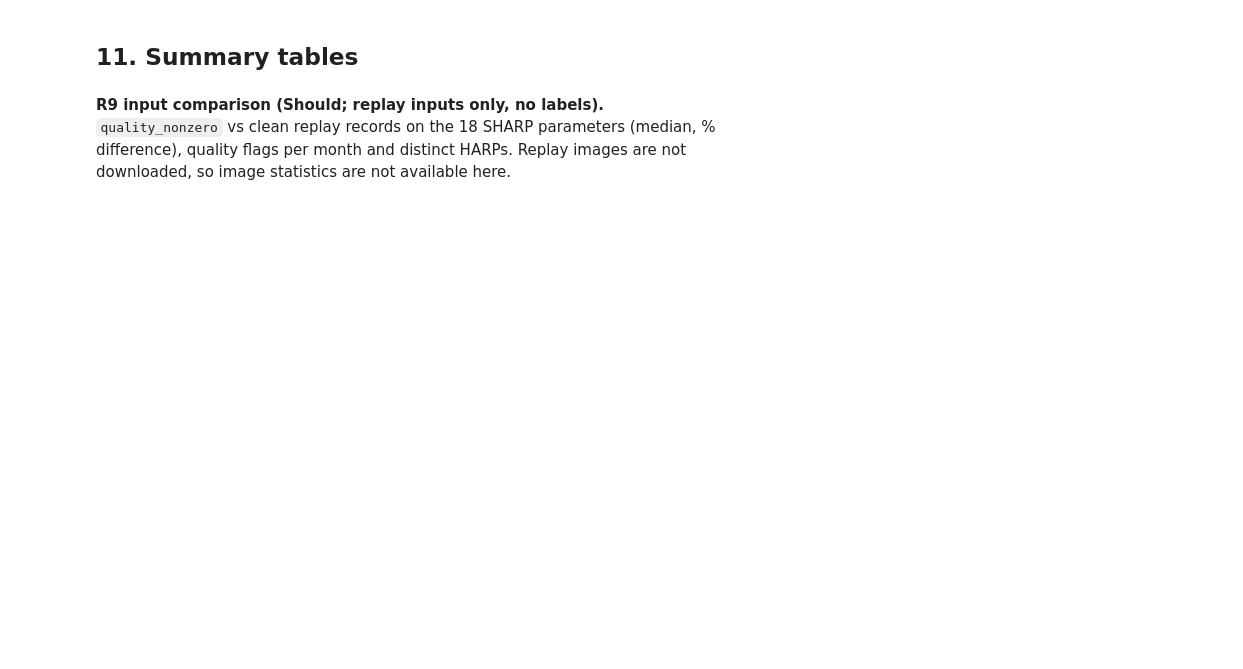
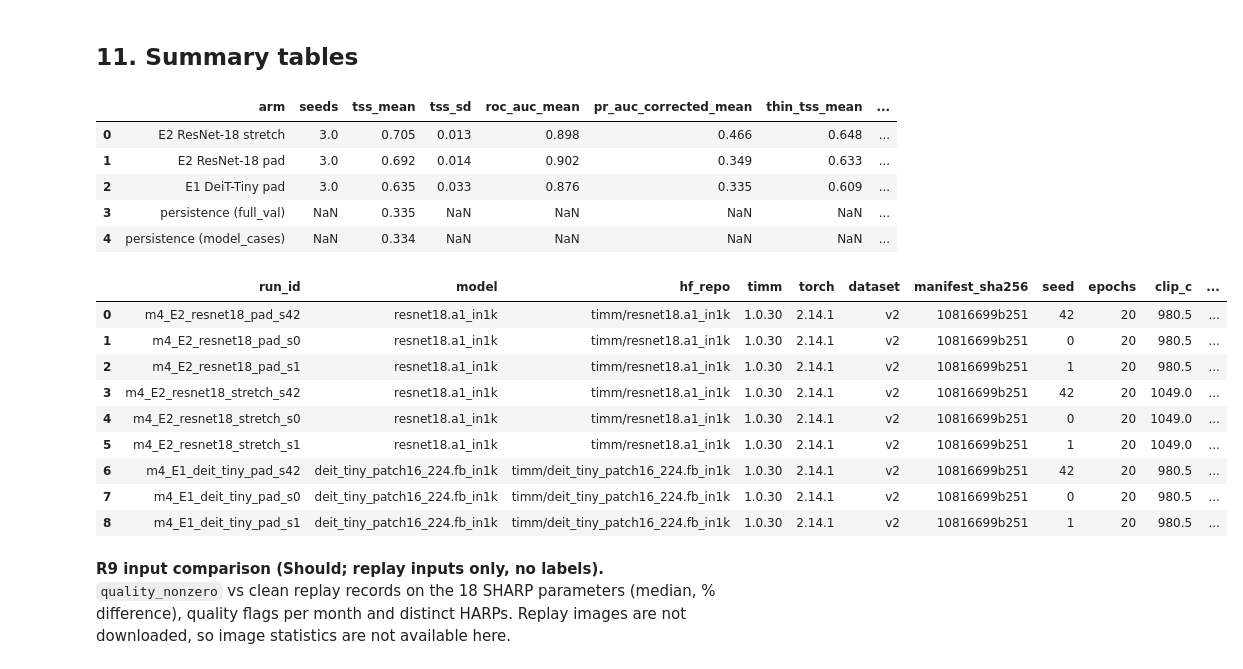
Before and after one commit to adamajane/artificial-intelligence-systems-egn6216, a Jupyter notebook: milestone4_experiments.ipynb, the cells around one changed output. Drawn from its saved outputs; the diff is of its cells as text; code cells hidden in the pictures; blank space fills up the shorter version.

```diff
--- a/milestone4_experiments.ipynb
+++ b/milestone4_experiments.ipynb
@@ -260,35 +587,54 @@ print("cost: $0 (laptop, public JSOC export, bucket reads)")
 # %% [markdown]
 ## 11. Summary tables
 # %%
-def row(name, s, diff=None):
+def row(name, s, diff=None, vs=None):
     ms = s["mean_sd"]
     r = s["runs"]
     return {"arm": name, "seeds": len(r), "tss_mean": ms["tss"][0], "tss_sd": ms["tss"][1], "roc_auc_mean": ms["roc_auc"][0],
             "pr_auc_corrected_mean": ms["pr_auc_corrected"][0], "thin_tss_mean": ms["thin_tss"][0],
             "thin_recall_mean": ms["thin_recall"][0], "s_per_epoch": ms["epoch_s_median"][0],
             "paired_diff": None if diff is None else diff["diff_mean_tss"], "paired_diff_ci95": None if diff is None else diff["diff_ci95"],
+            "vs_persistence": None if vs is None else vs["diff_model_minus_persistence"],
+            "vs_persistence_ci95": None if vs is None else vs["diff_ci95"],
             "n_val": int(r.n_val.iloc[0]), "n_val_pos": int(r.n_val_pos.iloc[0])}
 
 RES = []
 if "stretch" in R2: RES.append(row("E2 ResNet-18 stretch", R2["stretch"]))
-if "pad" in R2: RES.append(row("E2 ResNet-18 pad", R2["pad"], R2.get("diff_pad_minus_stretch")))
-if "B" in E1: RES.append(row(f"E1 DeiT-Tiny {WIN}", E1["B"], E1.get("diff_deit_minus_resnet")))
+if "pad" in R2: RES.append(row("E2 ResNet-18 pad", R2["pad"], R2.get("diff_pad_minus_stretch"), VS_PERS.get("A") if WIN == "pad" else None))
+if "B" in E1: RES.append(row(f"E1 DeiT-Tiny {WIN}", E1["B"], E1.get("diff_deit_minus_resnet"), VS_PERS.get("B")))
 for k, v in PERS.items():
-    RES.append({"arm": f"persistence ({k})", "tss_mean": v["tss"], "paired_diff_ci95": v["bootstrap"]["tss_ci95"], "n_val": v["n"], "n_val_pos": v["n_pos"]})
+    RES.append({"arm": f"persistence ({k})", "tss_mean": v["tss"], "persistence_tss_ci95": v["bootstrap"]["tss_ci95"], "n_val": v["n"], "n_val_pos": v["n_pos"]})
 RESULTS = pd.DataFrame(RES)
 display(RESULTS.round(3))
 
 conf = []
 for rid in [*R2["run_ids"].get("pad", []), *R2["run_ids"].get("stretch", []), *E1.get("run_ids", {}).get("B", [])]:
     rec, _ = m4.load_run(rid)
     x = rec.get("extra", {})
     conf.append({"run_id": rid, "model": rec["model"]["name"], "hf_repo": rec["model"]["hf_repo"], "timm": rec["versions"]["timm"],
                  "torch": rec["versions"]["torch"], "dataset": x.get("dataset_version"), "manifest_sha256": (x.get("manifest_sha256") or "")[:12],
                  "seed": rec["seed"], "epochs": rec["recipe"]["epochs"], "clip_c": round(rec["clip_c"], 1),
                  "n_train": rec["data"]["n_train"], "n_train_pos": rec["data"]["n_train_pos"], "n_val": rec["data"]["n_val"],
                  "n_val_pos": rec["data"]["n_val_pos"], "git_commit": (x.get("git_commit") or "")[:10], "dirty": x.get("dirty")})
 CONFIG = pd.DataFrame(conf)
 display(CONFIG)
+# %% [output]
+|  | arm | seeds | tss_mean | tss_sd | roc_auc_mean | pr_auc_corrected_mean | thin_tss_mean | ... |
+| 0 | E2 ResNet-18 stretch | 3.0 | 0.705 | 0.013 | 0.898 | 0.466 | 0.648 | ... |
+| 1 | E2 ResNet-18 pad | 3.0 | 0.692 | 0.014 | 0.902 | 0.349 | 0.633 | ... |
+| 2 | E1 DeiT-Tiny pad | 3.0 | 0.635 | 0.033 | 0.876 | 0.335 | 0.609 | ... |
+| 3 | persistence (full_val) | NaN | 0.335 | NaN | NaN | NaN | NaN | ... |
+| 4 | persistence (model_cases) | NaN | 0.334 | NaN | NaN | NaN | NaN | ... |
+|  | run_id | model | hf_repo | timm | torch | dataset | manifest_sha256 | seed | epochs | clip_c | ... |
+| 0 | m4_E2_resnet18_pad_s42 | resnet18.a1_in1k | timm/resnet18.a1_in1k | 1.0.30 | 2.14.1 | v2 | 10816699b251 | 42 | 20 | 980.5 | ... |
+| 1 | m4_E2_resnet18_pad_s0 | resnet18.a1_in1k | timm/resnet18.a1_in1k | 1.0.30 | 2.14.1 | v2 | 10816699b251 | 0 | 20 | 980.5 | ... |
+| 2 | m4_E2_resnet18_pad_s1 | resnet18.a1_in1k | timm/resnet18.a1_in1k | 1.0.30 | 2.14.1 | v2 | 10816699b251 | 1 | 20 | 980.5 | ... |
+| 3 | m4_E2_resnet18_stretch_s42 | resnet18.a1_in1k | timm/resnet18.a1_in1k | 1.0.30 | 2.14.1 | v2 | 10816699b251 | 42 | 20 | 1049.0 | ... |
+| 4 | m4_E2_resnet18_stretch_s0 | resnet18.a1_in1k | timm/resnet18.a1_in1k | 1.0.30 | 2.14.1 | v2 | 10816699b251 | 0 | 20 | 1049.0 | ... |
+| 5 | m4_E2_resnet18_stretch_s1 | resnet18.a1_in1k | timm/resnet18.a1_in1k | 1.0.30 | 2.14.1 | v2 | 10816699b251 | 1 | 20 | 1049.0 | ... |
+| 6 | m4_E1_deit_tiny_pad_s42 | deit_tiny_patch16_224.fb_in1k | timm/deit_tiny_patch16_224.fb_in1k | 1.0.30 | 2.14.1 | v2 | 10816699b251 | 42 | 20 | 980.5 | ... |
+| 7 | m4_E1_deit_tiny_pad_s0 | deit_tiny_patch16_224.fb_in1k | timm/deit_tiny_patch16_224.fb_in1k | 1.0.30 | 2.14.1 | v2 | 10816699b251 | 0 | 20 | 980.5 | ... |
+| 8 | m4_E1_deit_tiny_pad_s1 | deit_tiny_patch16_224.fb_in1k | timm/deit_tiny_patch16_224.fb_in1k | 1.0.30 | 2.14.1 | v2 | 10816699b251 | 1 | 20 | 980.5 | ... |
 # %% [markdown]
 **R9 input comparison (Should; replay inputs only, no labels).** `quality_nonzero` vs clean replay records on the 18
 SHARP parameters (median, % difference), quality flags per month and distinct HARPs. Replay images are not downloaded,
```
Also changed, not shown: parts of 14 cells of this notebook, 24 other files.
